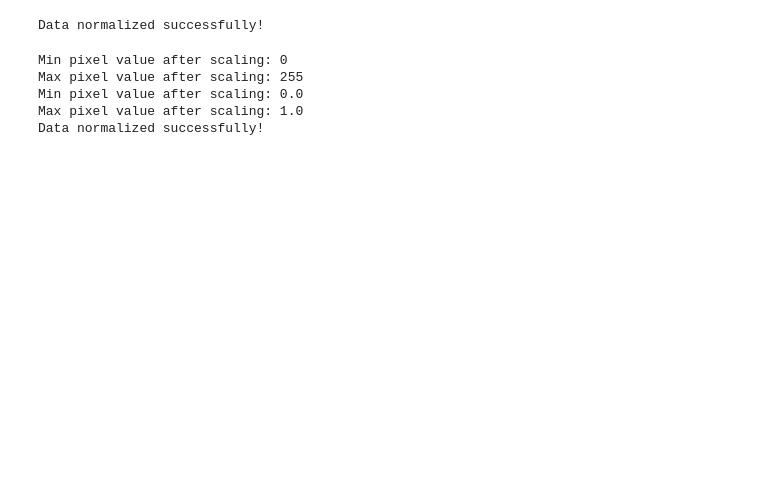
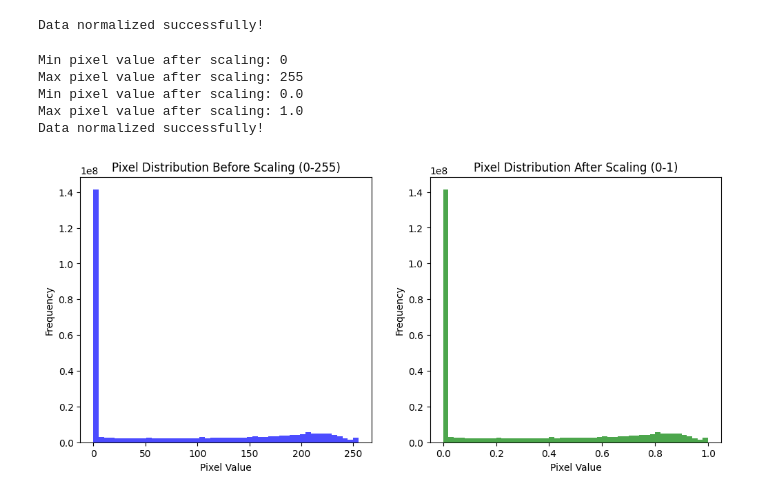
Before and after one commit to Cpgeragh/gesture_based_ui_project, a Jupyter notebook: fashion_distinguisher.ipynb, the cells around one changed output. Cells and saved outputs as stored; diff of their text form; code cells hidden in the pictures; blank space fills up the shorter version.

Commit message:
Added graphs to further show that the pixel distribution was unaffected by the normalisation

```diff
--- a/fashion_distinguisher.ipynb
+++ b/fashion_distinguisher.ipynb
@@ -97,3 +98,23 @@ Max pixel value after scaling: 255
 Min pixel value after scaling: 0.0
 Max pixel value after scaling: 1.0
 Data normalized successfully!
+# %%
+plt.figure(figsize=(12, 5))
+
+# Histogram before scaling
+plt.subplot(1, 2, 1)
+plt.hist(X.flatten(), bins=50, color='blue', alpha=0.7)
+plt.title("Pixel Distribution Before Scaling (0-255)")
+plt.xlabel("Pixel Value")
+plt.ylabel("Frequency")
+
+# Histogram after scaling
+plt.subplot(1, 2, 2)
+plt.hist(X_scaled.flatten(), bins=50, color='green', alpha=0.7)
+plt.title("Pixel Distribution After Scaling (0-1)")
+plt.xlabel("Pixel Value")
+plt.ylabel("Frequency")
+
+plt.show()
+# %% [output]
+[figure, added]
```
Also changed, not shown: parts of 3 cells of this notebook.
